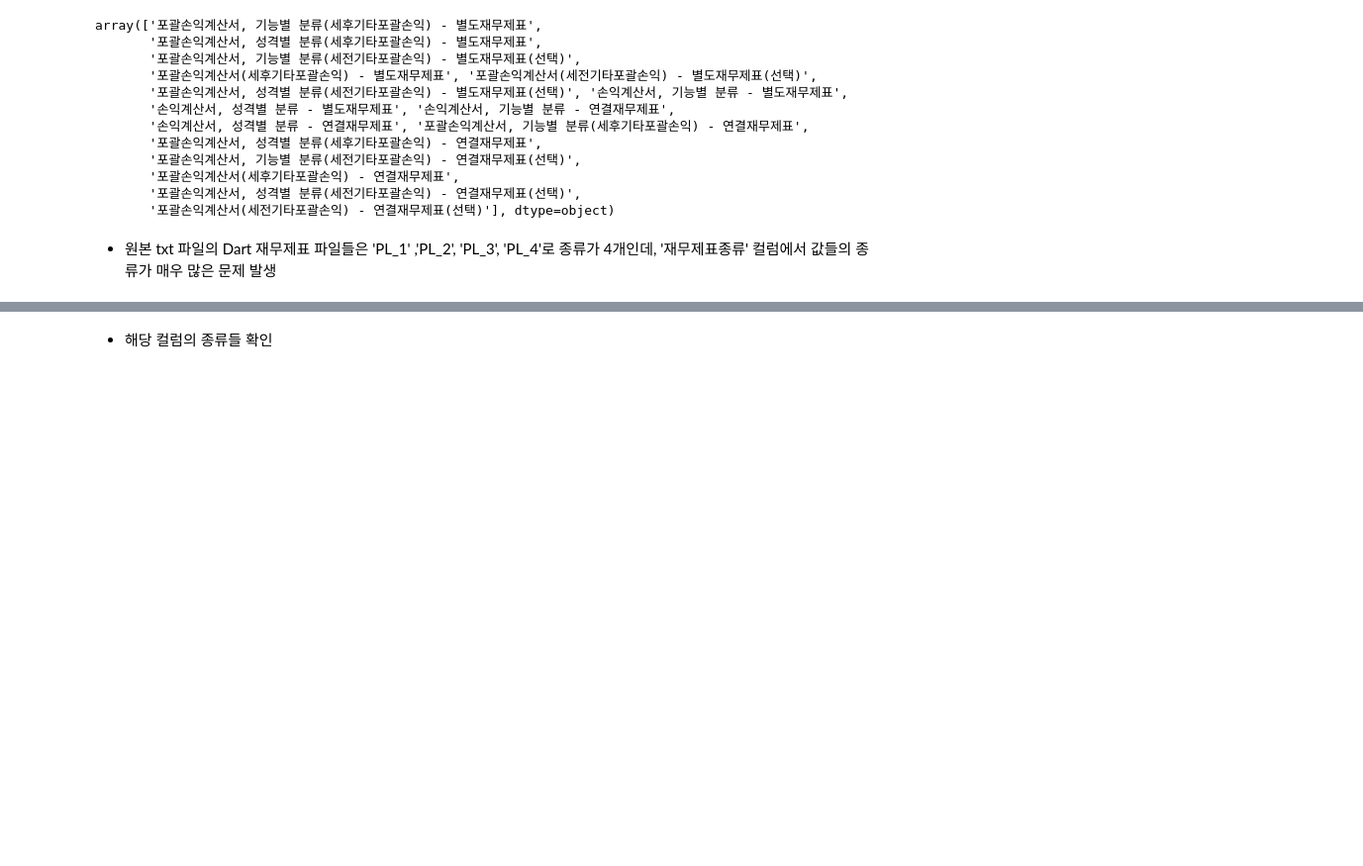
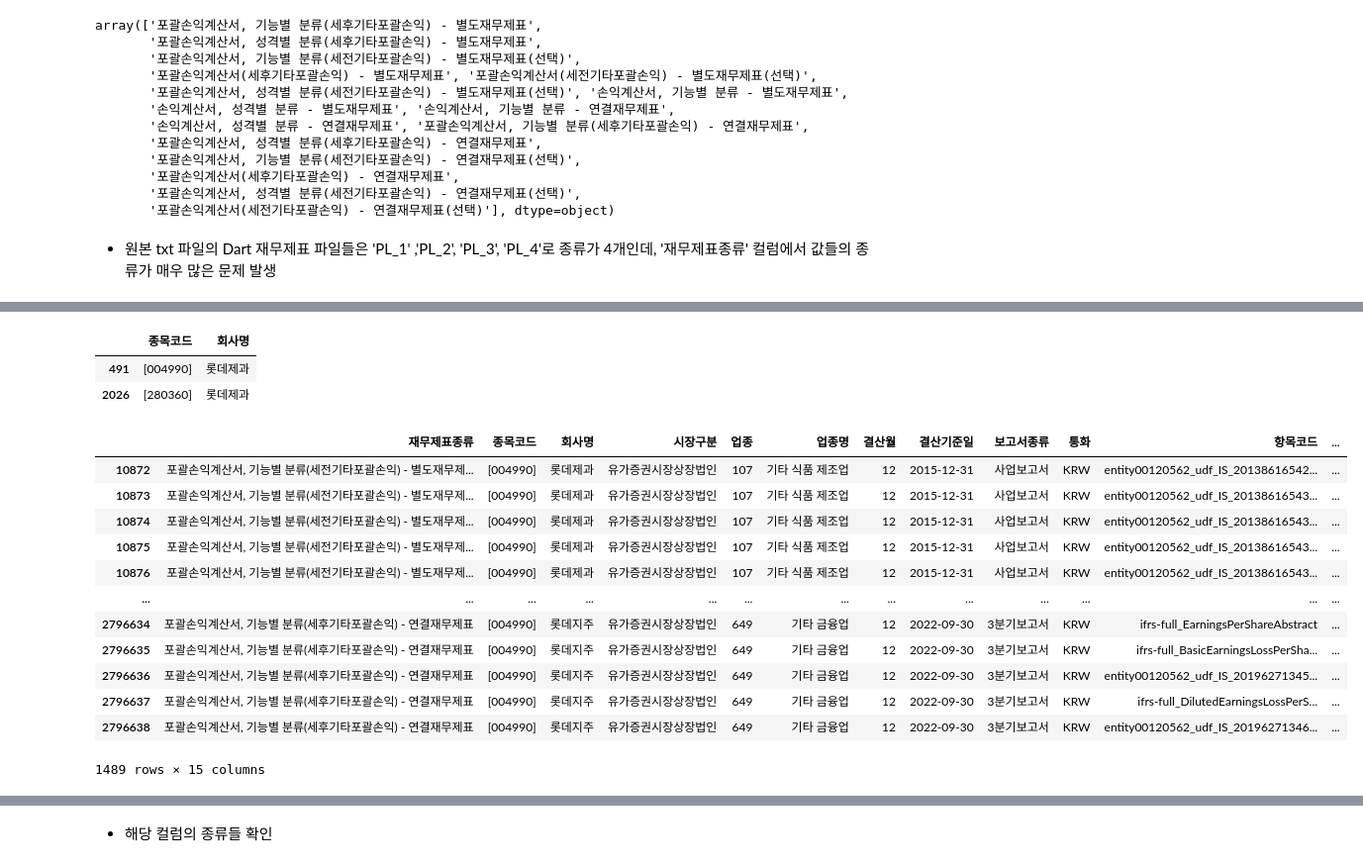
Before and after one commit to Ryong1998/snowball, a Jupyter notebook: 2_Data_Preparation.ipynb, the cells around one changed output, grey strips where cells are left out. Shown at 99% size. Cells and saved outputs as stored; diff of their text form; code cells hidden in the pictures; blank space fills up the shorter version.

```diff
--- a/2_Data_Preparation.ipynb
+++ b/2_Data_Preparation.ipynb
@@ -2091,0 +2102,23 @@ len(set())
+# %%
+# 임의로 한개의 회사를 확인
+df_stock_company[df_stock_company['회사명']=='롯데제과']
+# %% [output]
+|  | 종목코드 | 회사명 |
+| 491 | [004990] | 롯데제과 |
+| 2026 | [280360] | 롯데제과 |
+# %%
+df_Dart_PL.loc[df_Dart_PL['종목코드']=='[004990]',:]
+# %% [output]
+|  | 재무제표종류 | 종목코드 | 회사명 | 시장구분 | 업종 | 업종명 | 결산월 | 결산기준일 | 보고서종류 | 통화 | 항목코드 | ... |
+| 10872 | 포괄손익계산서, 기능별 분류(세전기타포괄손익) - 별도재무제... | [004990] | 롯데제과 | 유가증권시장상장법인 | 107 | 기타 식품 제조업 | 12 | 2015-12-31 | 사업보고서 | KRW | entity00120562_udf_IS_20138616542... | ... |
+| 10873 | 포괄손익계산서, 기능별 분류(세전기타포괄손익) - 별도재무제... | [004990] | 롯데제과 | 유가증권시장상장법인 | 107 | 기타 식품 제조업 | 12 | 2015-12-31 | 사업보고서 | KRW | entity00120562_udf_IS_20138616543... | ... |
+| 10874 | 포괄손익계산서, 기능별 분류(세전기타포괄손익) - 별도재무제... | [004990] | 롯데제과 | 유가증권시장상장법인 | 107 | 기타 식품 제조업 | 12 | 2015-12-31 | 사업보고서 | KRW | entity00120562_udf_IS_20138616543... | ... |
+| 10875 | 포괄손익계산서, 기능별 분류(세전기타포괄손익) - 별도재무제... | [004990] | 롯데제과 | 유가증권시장상장법인 | 107 | 기타 식품 제조업 | 12 | 2015-12-31 | 사업보고서 | KRW | entity00120562_udf_IS_20138616543... | ... |
+| 10876 | 포괄손익계산서, 기능별 분류(세전기타포괄손익) - 별도재무제... | [004990] | 롯데제과 | 유가증권시장상장법인 | 107 | 기타 식품 제조업 | 12 | 2015-12-31 | 사업보고서 | KRW | entity00120562_udf_IS_20138616543... | ... |
+| ... | ... | ... | ... | ... | ... | ... | ... | ... | ... | ... | ... | ... |
+| 2796634 | 포괄손익계산서, 기능별 분류(세후기타포괄손익) - 연결재무제표 | [004990] | 롯데지주 | 유가증권시장상장법인 | 649 | 기타 금융업 | 12 | 2022-09-30 | 3분기보고서 | KRW | ifrs-full_EarningsPerShareAbstract | ... |
+| 2796635 | 포괄손익계산서, 기능별 분류(세후기타포괄손익) - 연결재무제표 | [004990] | 롯데지주 | 유가증권시장상장법인 | 649 | 기타 금융업 | 12 | 2022-09-30 | 3분기보고서 | KRW | ifrs-full_BasicEarningsLossPerSha... | ... |
+| 2796636 | 포괄손익계산서, 기능별 분류(세후기타포괄손익) - 연결재무제표 | [004990] | 롯데지주 | 유가증권시장상장법인 | 649 | 기타 금융업 | 12 | 2022-09-30 | 3분기보고서 | KRW | entity00120562_udf_IS_20196271345... | ... |
+| 2796637 | 포괄손익계산서, 기능별 분류(세후기타포괄손익) - 연결재무제표 | [004990] | 롯데지주 | 유가증권시장상장법인 | 649 | 기타 금융업 | 12 | 2022-09-30 | 3분기보고서 | KRW | ifrs-full_DilutedEarningsLossPerS... | ... |
+| 2796638 | 포괄손익계산서, 기능별 분류(세후기타포괄손익) - 연결재무제표 | [004990] | 롯데지주 | 유가증권시장상장법인 | 649 | 기타 금융업 | 12 | 2022-09-30 | 3분기보고서 | KRW | entity00120562_udf_IS_20196271346... | ... |
+1489 rows × 15 columns
```
Also changed, not shown: parts of 92 cells of this notebook.
